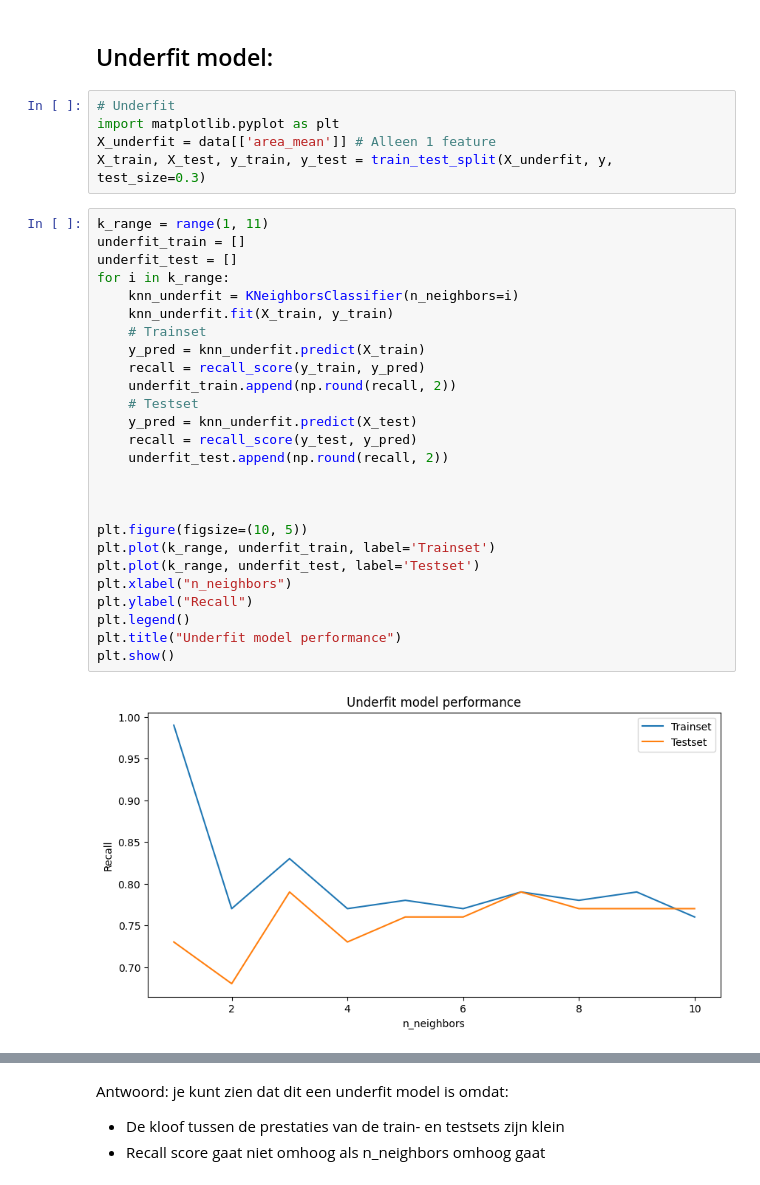
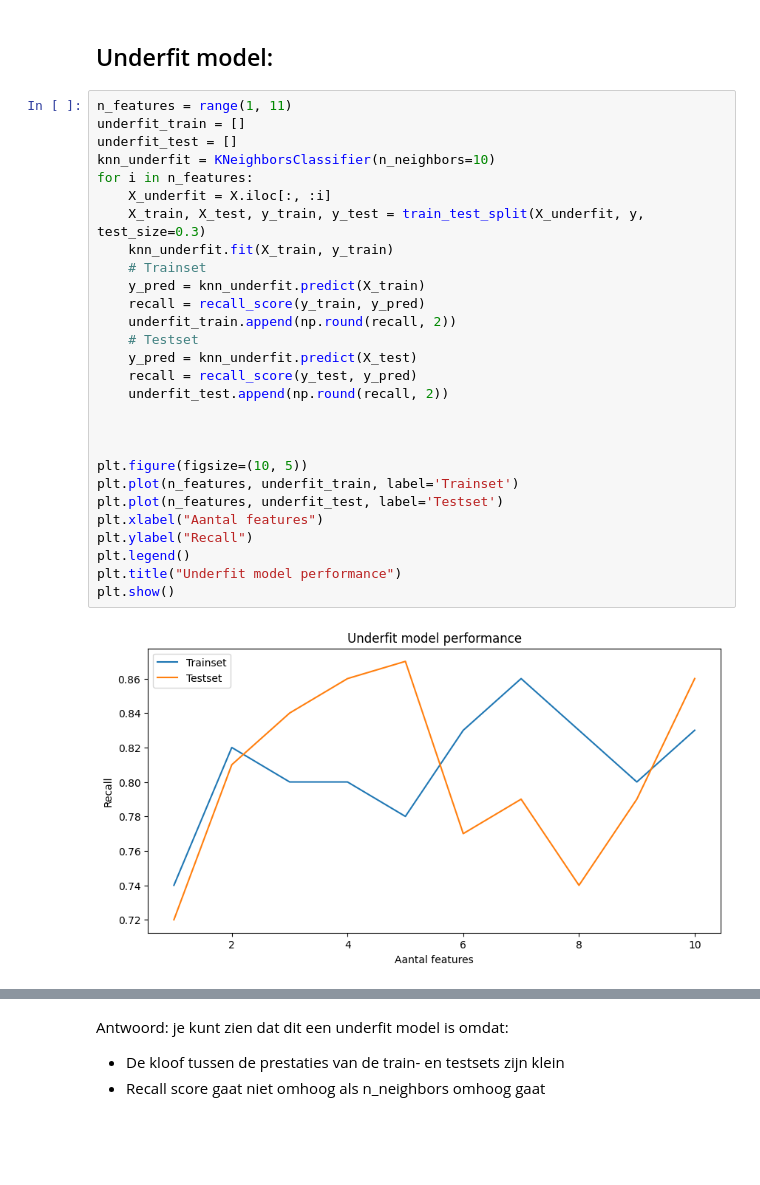
Before and after one commit to yanj27/Smart_Industry, a Jupyter notebook: Data Mining/Opdracht 2/Data Mining - Opdracht 2 (Parameters & Prestatiemetrics).ipynb, the cells around one changed output, grey strips where cells are left out. Drawn from its saved outputs; the diff is of its cells as text; blank space fills up the shorter version.

Commit message:
Underfit & Overfit model

```diff
--- a/Data Mining/Opdracht 2/Data Mining - Opdracht 2 (Parameters & Prestatiemetrics).ipynb
+++ b/Data Mining/Opdracht 2/Data Mining - Opdracht 2 (Parameters & Prestatiemetrics).ipynb
@@ -306,39 +309,36 @@ Dit is wat er nodig is voor de hoogste score volgens de beoordelingsrubriek:
 "Het is gelukt om een underfit- een overfitmodel te maken en er wordt duidelijk uitgelegd waaraan je dat kan zien. De rol van de train en testset wordt duidelijk uitgelegd. De resultaten worden onderbouwd met goede vizualisaties."
 # %% [markdown]
 ## Underfit model:
-# %%
-# Underfit
-import matplotlib.pyplot as plt
-X_underfit = data[['area_mean']] # Alleen 1 feature
-X_train, X_test, y_train, y_test = train_test_split(X_underfit, y, test_size=0.3)
 # %%
-k_range = range(1, 11)
+n_features = range(1, 11)
 underfit_train = []
 underfit_test = []
-for i in k_range:
-    knn_underfit = KNeighborsClassifier(n_neighbors=i)
+knn_underfit = KNeighborsClassifier(n_neighbors=10)
+for i in n_features:
+    X_underfit = X.iloc[:, :i]
+    X_train, X_test, y_train, y_test = train_test_split(X_underfit, y, test_size=0.3)
     knn_underfit.fit(X_train, y_train)
     # Trainset
     y_pred = knn_underfit.predict(X_train)
     recall = recall_score(y_train, y_pred)
     underfit_train.append(np.round(recall, 2))
     # Testset
     y_pred = knn_underfit.predict(X_test)
     recall = recall_score(y_test, y_pred)
     underfit_test.append(np.round(recall, 2))
 
 
 
 plt.figure(figsize=(10, 5))
-plt.plot(k_range, underfit_train, label='Trainset')
-plt.plot(k_range, underfit_test, label='Testset')
-plt.xlabel("n_neighbors")
+plt.plot(n_features, underfit_train, label='Trainset')
+plt.plot(n_features, underfit_test, label='Testset')
+plt.xlabel("Aantal features")
 plt.ylabel("Recall")
 plt.legend()
 plt.title("Underfit model performance")
 plt.show()
 # %% [output]
-[figure, old version]
+[figure, new version]
 # %%
 print(f'Gemiddelde recallscore van underfit model op de trainset: {np.mean(underfit_train):.2f}')
 print(f'Gemiddelde recallscore van underfit model op de testset: {np.mean(underfit_test):.2f}')
```
Also changed, not shown: parts of 6 cells of this notebook.
